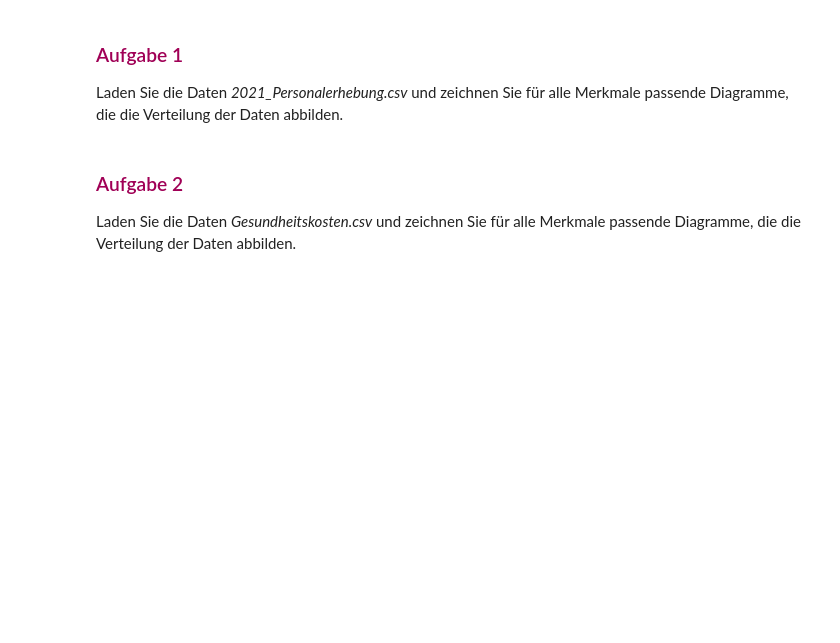
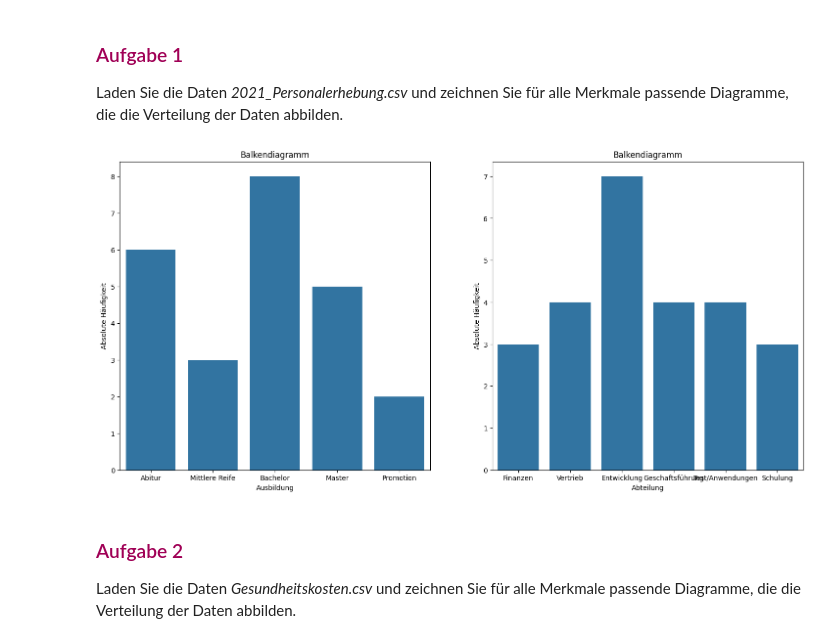
Before and after one commit to fabianmueller7/ASTAT, a Jupyter notebook: SW03/SW03.ipynb, the cells around one changed output. Saved outputs shown, nothing was run; the diff lists cells and outputs as text; code cells hidden in the pictures; blank space fills up the shorter version.

```diff
--- a/SW03/SW03.ipynb
+++ b/SW03/SW03.ipynb
@@ -413,7 +413,34 @@ NameError: name 'penguins' is not defined
 
 Laden Sie die Daten *2021_Personalerhebung.csv* und zeichnen Sie für alle Merkmale passende Diagramme, die die Verteilung der Daten abbilden.
 # %%
-# To do!
+# pip install seaborn
+import seaborn as sns
+import matplotlib.pyplot as plt
+
+df = pd.read_csv("/Users/muellefa/repos/ASTAT/SW03/Daten/2021_Personalerhebung.csv")
+df.head()
+
+fig = plt.figure(figsize=(18,18)) #Construktur, erstelle figure-objekt
+
+ax = fig.add_subplot(2,2,1)
+# 1.Zahl -> Zeile, 2. Zahl -> Spalte, 3. Zahl -> Position
+sns.countplot(data=df,x="Ausbildung",
+              order=["Abitur","Mittlere Reife","Bachelor","Master","Promotion"],ax = ax)
+ax.set_title("Balkendiagramm")
+ax.set_ylabel("Absolute Häufigkeit")
+
+
+
+ax = fig.add_subplot(2,2,2)
+# 1.Zahl -> Zeile, 2. Zahl -> Spalte, 3. Zahl -> Position
+sns.countplot(data=df,x="Abteilung",
+              ax = ax)
+ax.set_title("Balkendiagramm")
+ax.set_ylabel("Absolute Häufigkeit")
+
+plt.show()
+# %% [output]
+[figure, added]
 # %% [markdown]
 ### <span style="color:rgb(160,0,86)">Aufgabe 2</span>
 
```
Also changed, not shown: parts of 3 cells of this notebook, 3 other files.
